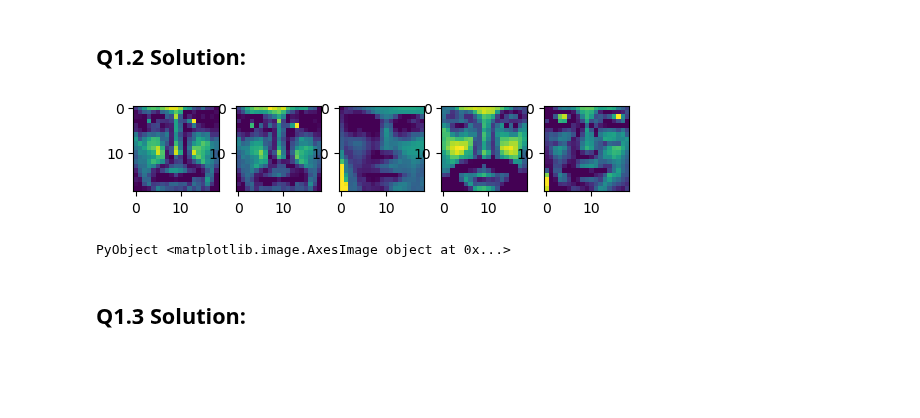
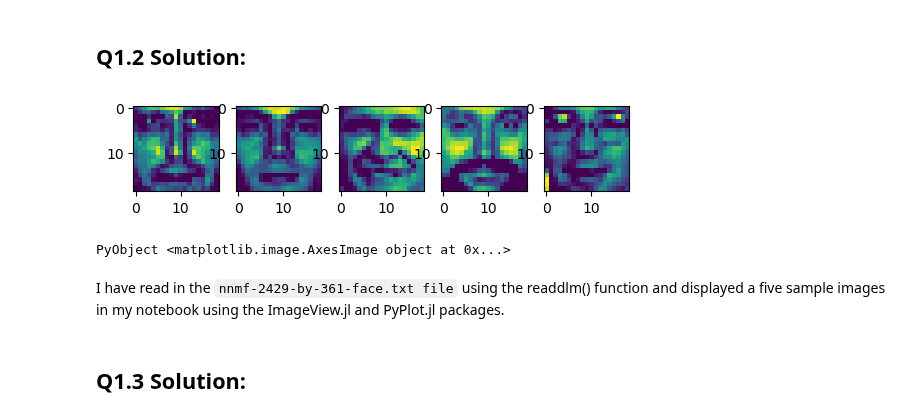
Before and after one commit to sarah-ji/biostat-m280-2018-spring, a Jupyter notebook: hw2/hw02.ipynb, the cells around one changed output. Drawn from its saved outputs; the diff is of its cells as text; code cells hidden in the pictures; blank space fills up the shorter version.

```diff
--- a/hw2/hw02.ipynb
+++ b/hw2/hw02.ipynb
@@ -191,33 +191,35 @@ I have implemented an algorithm with arguments: `X` (data, each row is a vectori
 # %%
 #Pkg.add("ImageView")
 using ImageView
 using PyPlot
 
 X = readdlm("nnmf-2429-by-361-face.txt")
 img1 = X[1,:]
 img1 = reshape(img1, 19, 19)
-img2 = X[2,:]
+img2 = X[13,:]
 img2 = reshape(img2, 19, 19)
-img3 = X[10, :]
+img3 = X[35, :]
 img3 = reshape(img3, 19, 19)
 img4 = X[125, :]
 img4 = reshape(img4, 19, 19)
 img5 = X[130, :]
 img5 = reshape(img5, 19, 19)
 
 subplot(1, 5, 1)
 PyPlot.imshow(img1)
 subplot(1, 5, 2)
 PyPlot.imshow(img2)
 subplot(1, 5, 3)
 PyPlot.imshow(img3)
 subplot(1, 5, 4)
 PyPlot.imshow(img4)
 subplot(1, 5, 5)
 PyPlot.imshow(img5)
 # %% [output]
-[figure, old version]
+[figure, new version]
 PyObject <matplotlib.image.AxesImage object at 0x...>
+# %% [markdown]
+I have read in the `nnmf-2429-by-361-face.txt file` using the readdlm() function and displayed a five sample images in my notebook using the ImageView.jl and PyPlot.jl packages.
 # %% [markdown]
 ## Q1.3 Solution:
 # %%
```
Also changed, not shown: parts of 13 cells of this notebook.
